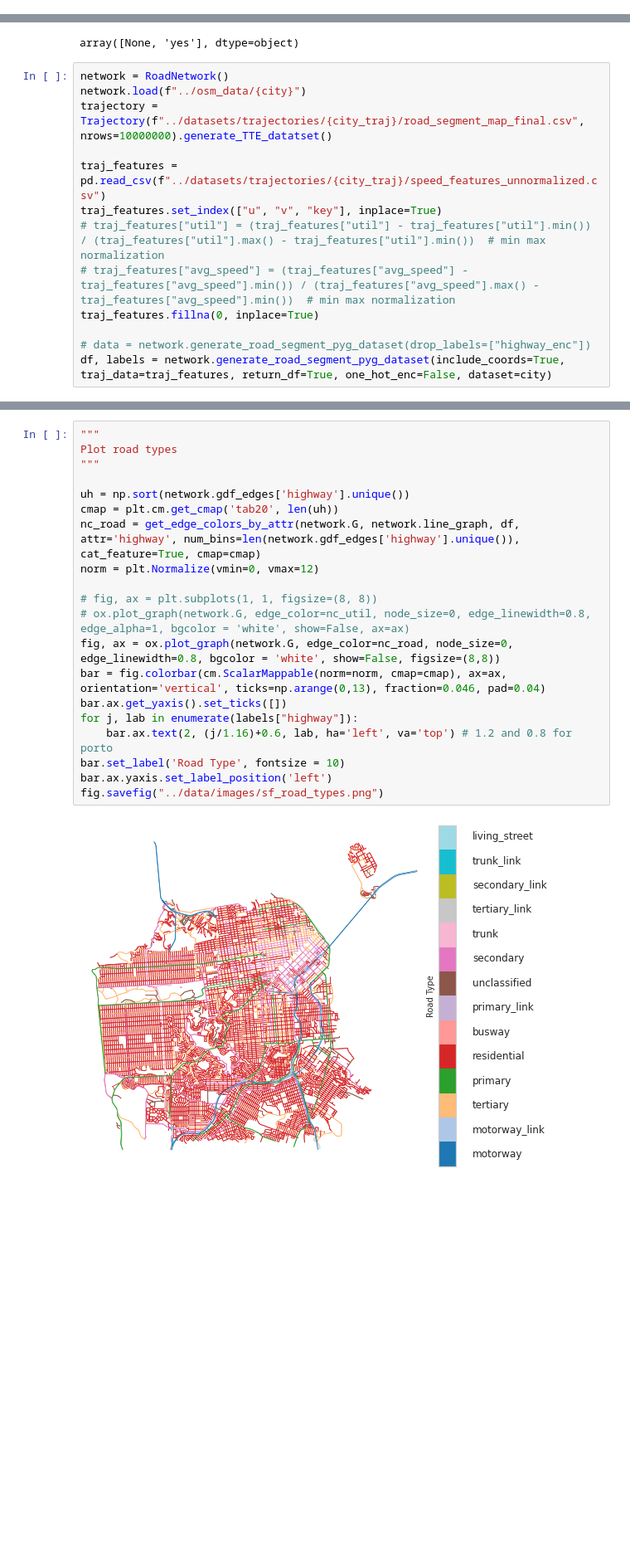
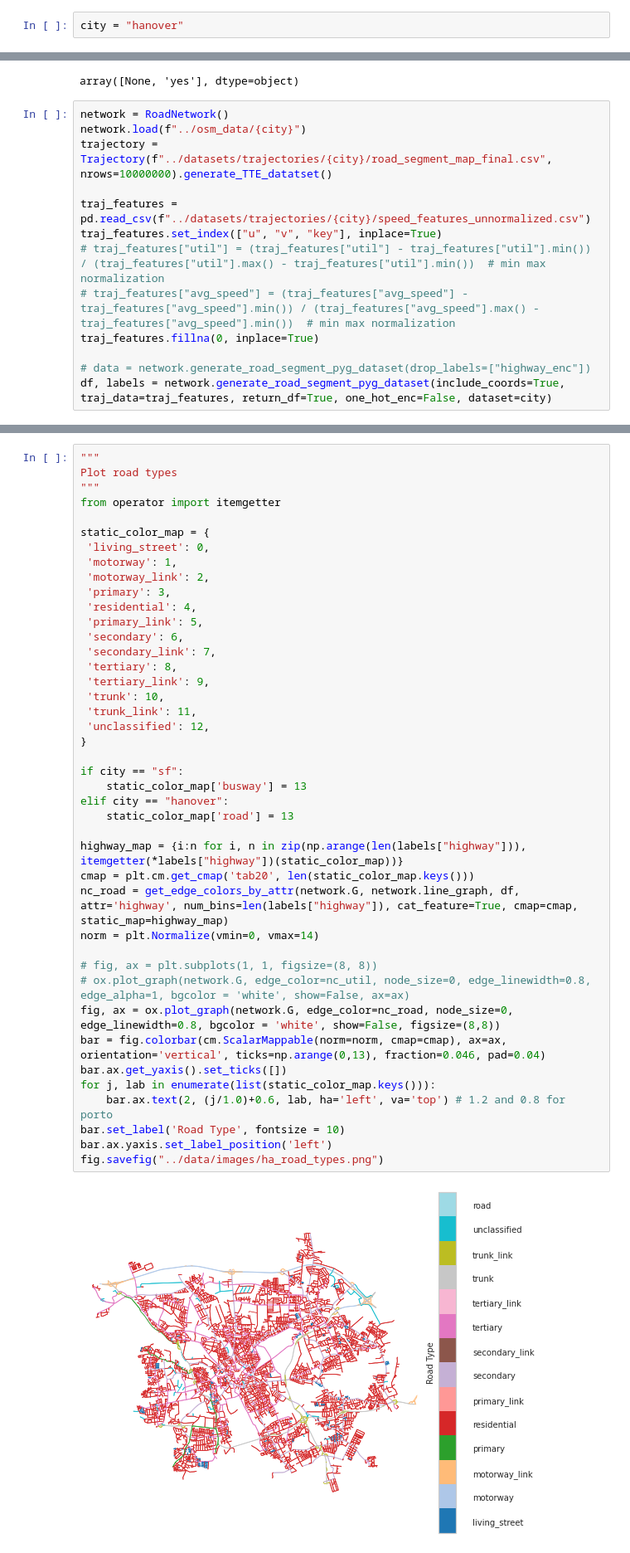
Before and after one commit to SwiftPredator/Trajectory-based-Road-Network-Representation-Learning, a Jupyter notebook: evaluation/explanatory_data_analysis.ipynb, the cells around one changed output, grey strips where cells are left out. Shown: that part at 83% size. Cells and saved outputs as stored; diff of their text form; blank space fills up the shorter version.

```diff
--- a/evaluation/explanatory_data_analysis.ipynb
+++ b/evaluation/explanatory_data_analysis.ipynb
@@ -31,3 +28,5 @@ city_traj = "sf"
+# %%
+city = "hanover"
 # %%
 network = RoadNetwork()
 network.load(f"../osm_data/{city}")
@@ -42,9 +41,9 @@ array([None, 'yes'], dtype=object)
 # %%
 network = RoadNetwork()
 network.load(f"../osm_data/{city}")
-trajectory = Trajectory(f"../datasets/trajectories/{city_traj}/road_segment_map_final.csv", nrows=10000000).generate_TTE_datatset()
+trajectory = Trajectory(f"../datasets/trajectories/{city}/road_segment_map_final.csv", nrows=10000000).generate_TTE_datatset()
 
-traj_features = pd.read_csv(f"../datasets/trajectories/{city_traj}/speed_features_unnormalized.csv")
+traj_features = pd.read_csv(f"../datasets/trajectories/{city}/speed_features_unnormalized.csv")
 traj_features.set_index(["u", "v", "key"], inplace=True)
 # traj_features["util"] = (traj_features["util"] - traj_features["util"].min()) / (traj_features["util"].max() - traj_features["util"].min())  # min max normalization
 # traj_features["avg_speed"] = (traj_features["avg_speed"] - traj_features["avg_speed"].min()) / (traj_features["avg_speed"].max() - traj_features["avg_speed"].min())  # min max normalization
@@ -114,22 +127,44 @@ def get_edge_colors_by_attr(G, lG, df, attr, num_bins=None, cmap='viridis', star
 # %%
 """
 Plot road types
 """
+from operator import itemgetter
 
-uh = np.sort(network.gdf_edges['highway'].unique())
-cmap = plt.cm.get_cmap('tab20', len(uh))
-nc_road = get_edge_colors_by_attr(network.G, network.line_graph, df, attr='highway', num_bins=len(network.gdf_edges['highway'].unique()), cat_feature=True, cmap=cmap)
-norm = plt.Normalize(vmin=0, vmax=12)
+static_color_map = {
+ 'living_street': 0,
+ 'motorway': 1,
+ 'motorway_link': 2,
+ 'primary': 3,
+ 'residential': 4,
+ 'primary_link': 5,
+ 'secondary': 6,
+ 'secondary_link': 7,
+ 'tertiary': 8,
+ 'tertiary_link': 9,
+ 'trunk': 10,
+ 'trunk_link': 11,
+ 'unclassified': 12,
+}
+
+if city == "sf":
+    static_color_map['busway'] = 13
+elif city == "hanover":
+    static_color_map['road'] = 13
+
+highway_map = {i:n for i, n in zip(np.arange(len(labels["highway"])), itemgetter(*labels["highway"])(static_color_map))}
+cmap = plt.cm.get_cmap('tab20', len(static_color_map.keys()))
+nc_road = get_edge_colors_by_attr(network.G, network.line_graph, df, attr='highway', num_bins=len(labels["highway"]), cat_feature=True, cmap=cmap, static_map=highway_map)
+norm = plt.Normalize(vmin=0, vmax=14)
 
 # fig, ax = plt.subplots(1, 1, figsize=(8, 8))
 # ox.plot_graph(network.G, edge_color=nc_util, node_size=0, edge_linewidth=0.8, edge_alpha=1, bgcolor = 'white', show=False, ax=ax)
 fig, ax = ox.plot_graph(network.G, edge_color=nc_road, node_size=0, edge_linewidth=0.8, bgcolor = 'white', show=False, figsize=(8,8))
 bar = fig.colorbar(cm.ScalarMappable(norm=norm, cmap=cmap), ax=ax, orientation='vertical', ticks=np.arange(0,13), fraction=0.046, pad=0.04)
 bar.ax.get_yaxis().set_ticks([])
-for j, lab in enumerate(labels["highway"]):
-    bar.ax.text(2, (j/1.16)+0.6, lab, ha='left', va='top') # 1.2 and 0.8 for porto
+for j, lab in enumerate(list(static_color_map.keys())):
+    bar.ax.text(2, (j/1.0)+0.6, lab, ha='left', va='top') # 1.2 and 0.8 for porto
 bar.set_label('Road Type', fontsize = 10)
 bar.ax.yaxis.set_label_position('left')
-fig.savefig("../data/images/sf_road_types.png")
+fig.savefig("../data/images/ha_road_types.png")
 # %% [output]
-[figure, old version]
+[figure, new version]
```
Also changed, not shown: parts of 9 cells of this notebook, 44 other files.
